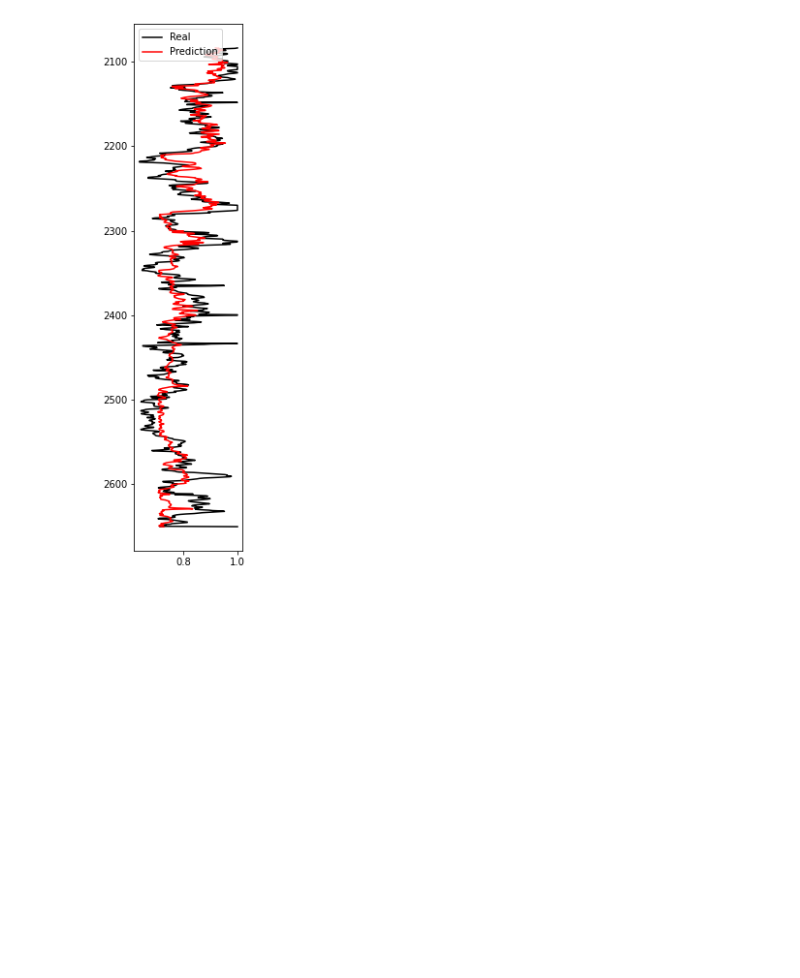
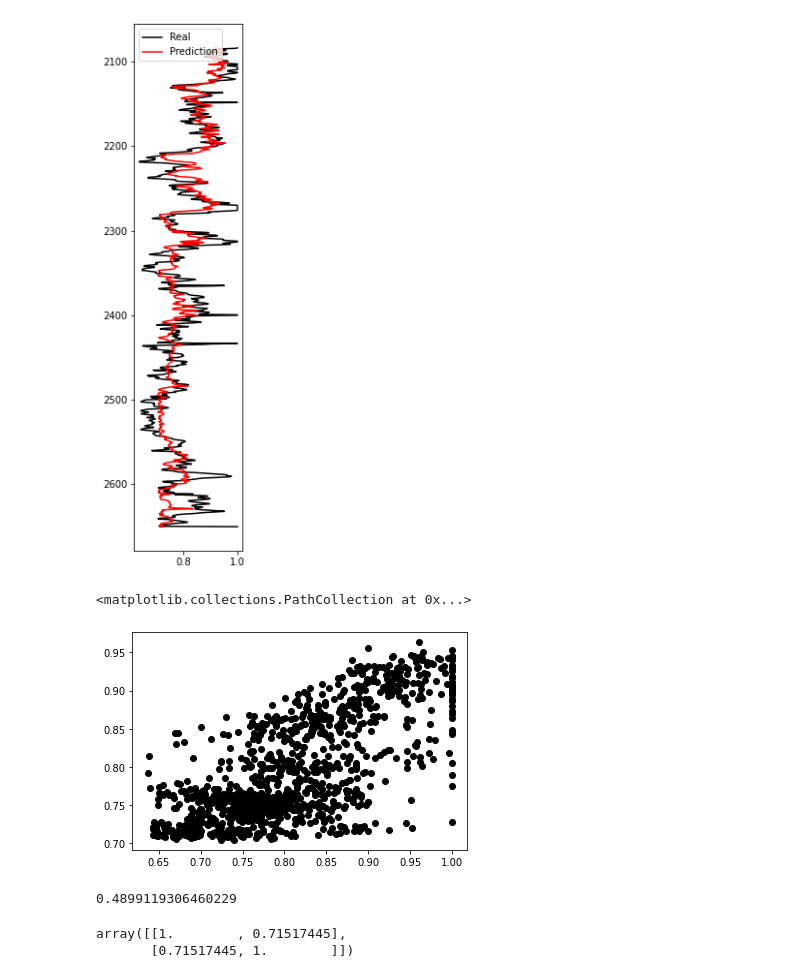
Before and after one commit to horaciosrf/masters_project, a Jupyter notebook: testes.ipynb, the cells around one changed output. Drawn from its saved outputs; the diff is of its cells as text; code cells hidden in the pictures; blank space fills up the shorter version.

```diff
--- a/testes.ipynb
+++ b/testes.ipynb
@@ -357,8 +356,8 @@ well['LL8C'][54]
 # %% [output]
 2.179
 # %%
+drop_index = []
 print(len(well))
-print(drop_index)
 for i in well['index']:
   if well['LL8C'][i] > 8:
 
@@ -625,3 +623,24 @@ ax.invert_yaxis()
 #plt.savefig('fig3.eps', format='eps')
 # %% [output]
 [figure]
+# %%
+# Crossplot
+plt.scatter(well_drop2['SWT'], predd2, color = 'k')
+# %% [output]
+<matplotlib.collections.PathCollection at 0x...>
+[figure, added]
+# %%
+from sklearn.metrics import r2_score
+r2_score(well_drop2['SWT'], predd2)
+
+#R2
+# %% [output]
+0.4899119306460229
+# %%
+yarr = well_drop2['SWT'].to_numpy()
+xarr = predd2.reshape((1133,))
+
+np.corrcoef(yarr, xarr)
+# %% [output]
+array([[1.        , 0.71517445],
+       [0.71517445, 1.        ]])
```
Also changed, not shown: parts of 7 cells of this notebook.
